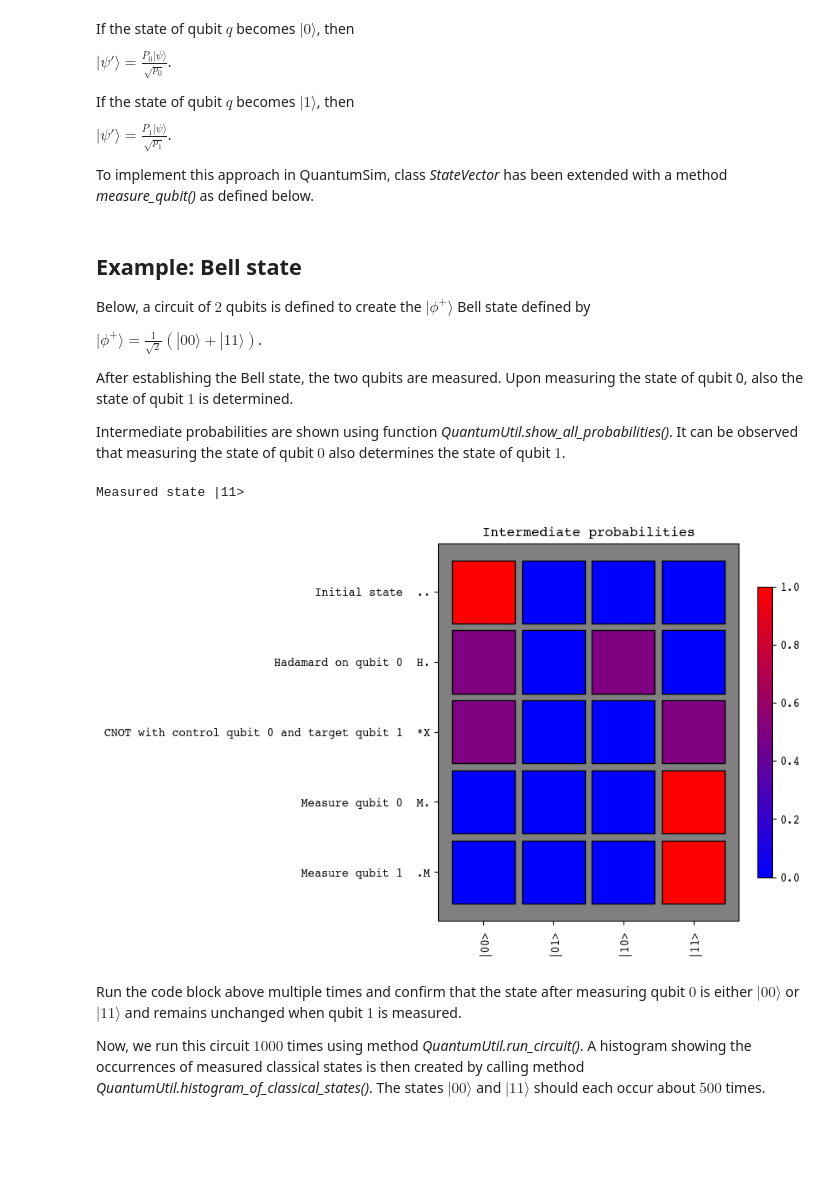
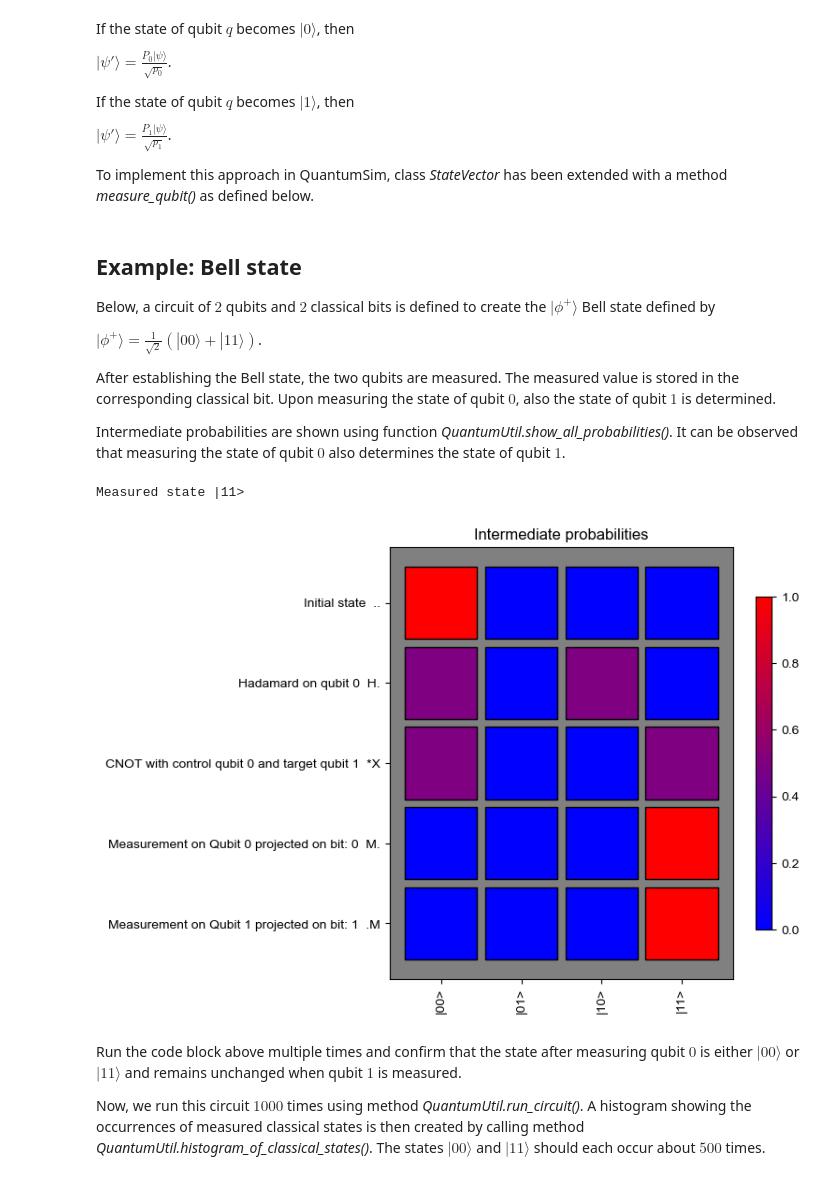
Before and after one commit to nicokuijpers/QuantumSim, a Jupyter notebook: QuantumSimQubitMeasurement.ipynb, the cells around one changed output. Saved outputs shown, nothing was run; the diff lists cells and outputs as text; code cells hidden in the pictures; blank space fills up the shorter version.

Commit message:
Measurement qubit with new version quantumsim

```diff
--- a/QuantumSimQubitMeasurement.ipynb
+++ b/QuantumSimQubitMeasurement.ipynb
@@ -69,28 +69,29 @@ class StateVector:
             return 1
 # %% [markdown]
 ## Example: Bell state
-Below, a circuit of $2$ qubits is defined to create the $|\phi^{+}\rangle$ Bell state defined by
+Below, a circuit of $2$ qubits and $2$ classical bits is defined to create the $|\phi^{+}\rangle$ Bell state defined by
 
 $|\phi^{+}\rangle = \frac{1}{\sqrt{2}} (|00\rangle + |11\rangle)$.
 
-After establishing the Bell state, the two qubits are measured. Upon measuring the state of qubit 0, also the state of qubit $1$ is determined.
+After establishing the Bell state, the two qubits are measured. The measured value is stored in the corresponding classical bit.
+Upon measuring the state of qubit $0$, also the state of qubit $1$ is determined.
 
 Intermediate probabilities are shown using function *QuantumUtil.show_all_probabilities()*.
 It can be observed that measuring the state of qubit $0$ also determines the state of qubit $1$.
 # %%
-circuit = Circuit(2)
+circuit = Circuit(qubits=2, bits=2)
 circuit.hadamard(0)
 circuit.cnot(0,1)
-circuit.measure_qubit(0)
-circuit.measure_qubit(1)
+circuit.measurement(measurementQubit=0, copyClassicBit=0)
+circuit.measurement(measurementQubit=1, copyClassicBit=1)
 circuit.execute()
 circuit.measure()
 state_as_string = circuit.get_classical_state_as_string()
 print(f'Measured state {state_as_string}')
 QuantumUtil.show_all_probabilities(circuit)
 # %% [output]
 Measured state |11>
-[figure, old version]
+[figure, new version]
 # %% [markdown]
 
 Run the code block above multiple times and confirm that the state after measuring qubit $0$ is either $|00\rangle$ or $|11\rangle$ and remains unchanged when qubit $1$ is measured.
```
Also changed, not shown: parts of 5 cells of this notebook.
